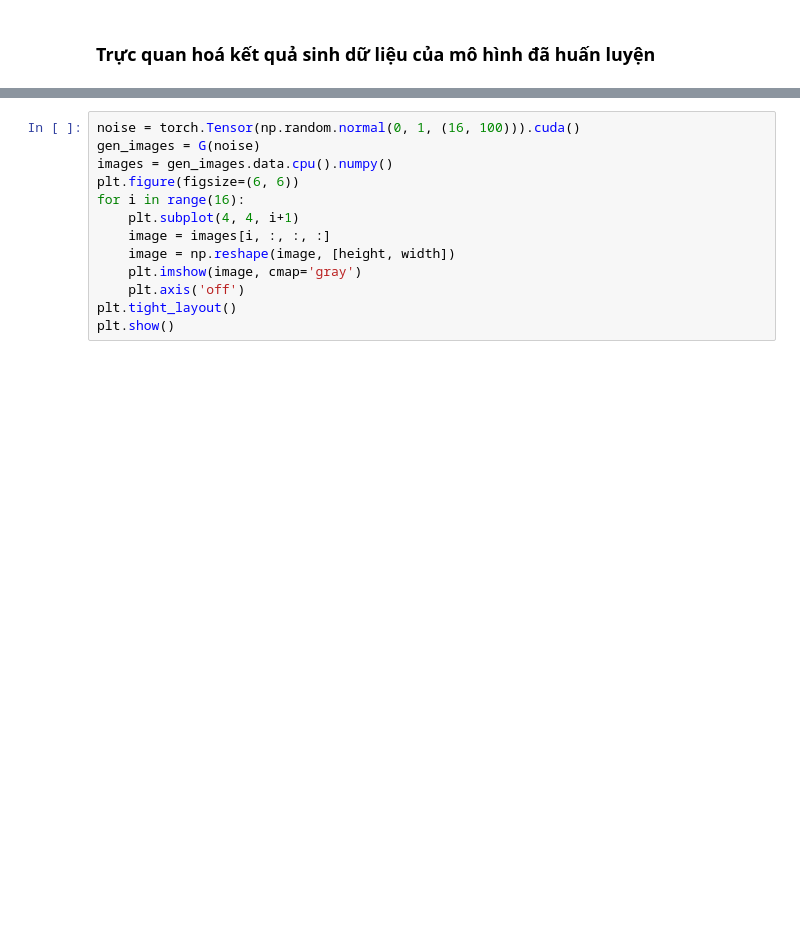
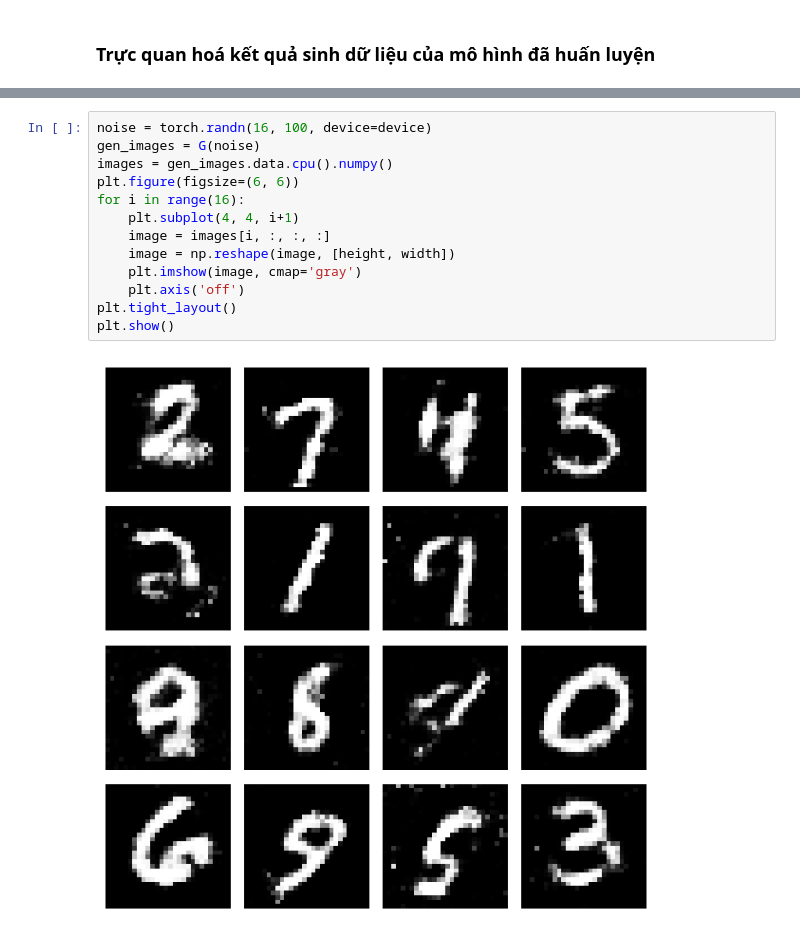
Before and after one commit to thichankem/GR1-ML-DL, a Jupyter notebook: ML-exercises/Ex16/gan_mnist_pytorch.ipynb, the cells around one changed output, grey strips where cells are left out. Drawn from its saved outputs; the diff is of its cells as text; blank space fills up the shorter version.

```diff
--- a/ML-exercises/Ex16/gan_mnist_pytorch.ipynb
+++ b/ML-exercises/Ex16/gan_mnist_pytorch.ipynb
@@ -236,13 +353,15 @@ for i in range(0, len(samples), 10):
 # %%
-noise = torch.Tensor(np.random.normal(0, 1, (16, 100))).cuda()
+noise = torch.randn(16, 100, device=device)
 gen_images = G(noise)
 images = gen_images.data.cpu().numpy()
 plt.figure(figsize=(6, 6))
 for i in range(16):
     plt.subplot(4, 4, i+1)
     image = images[i, :, :, :]
     image = np.reshape(image, [height, width])
     plt.imshow(image, cmap='gray')
     plt.axis('off')
 plt.tight_layout()
 plt.show()
+# %% [output]
+[figure, added]
```
Also changed, not shown: parts of 13 cells of this notebook, 10 other files.
